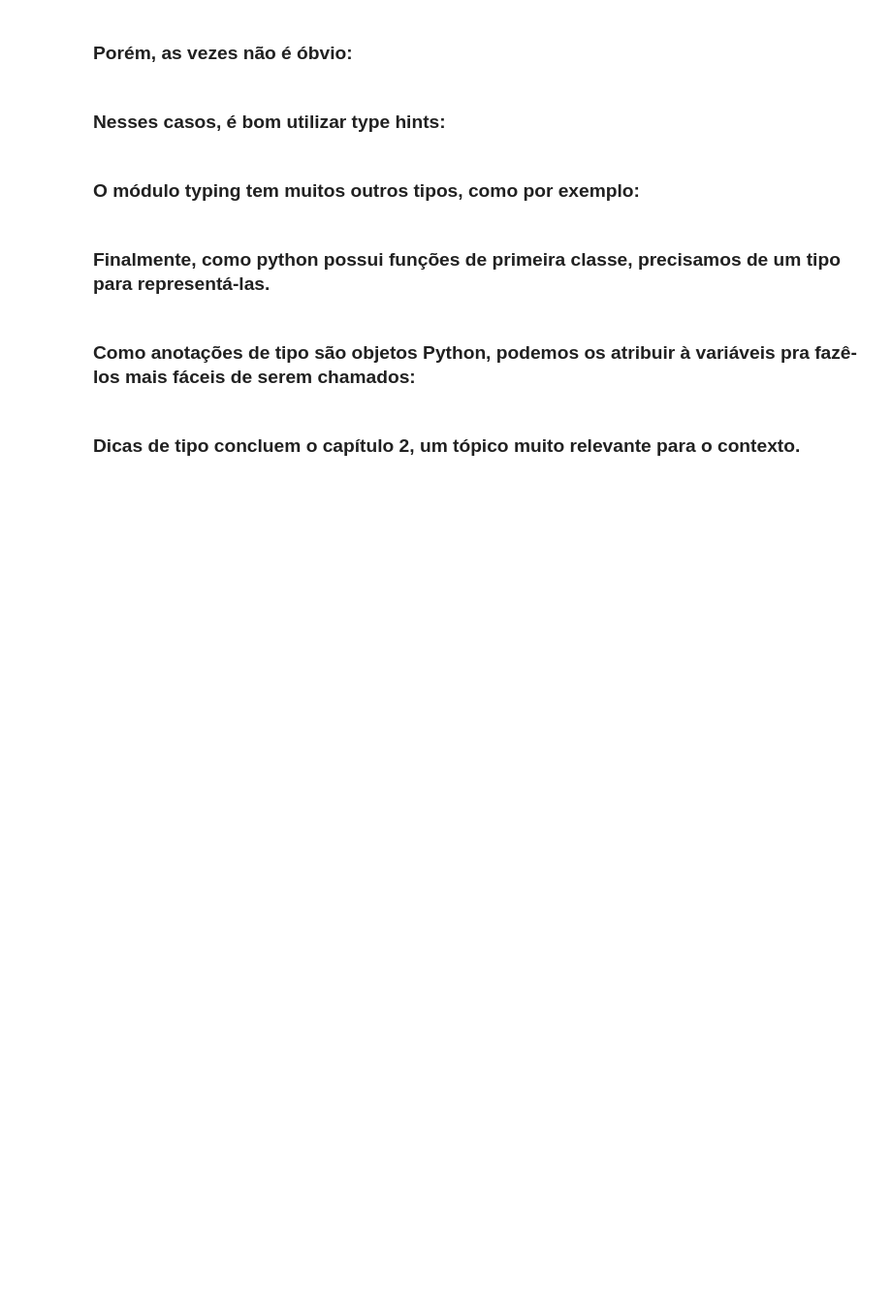
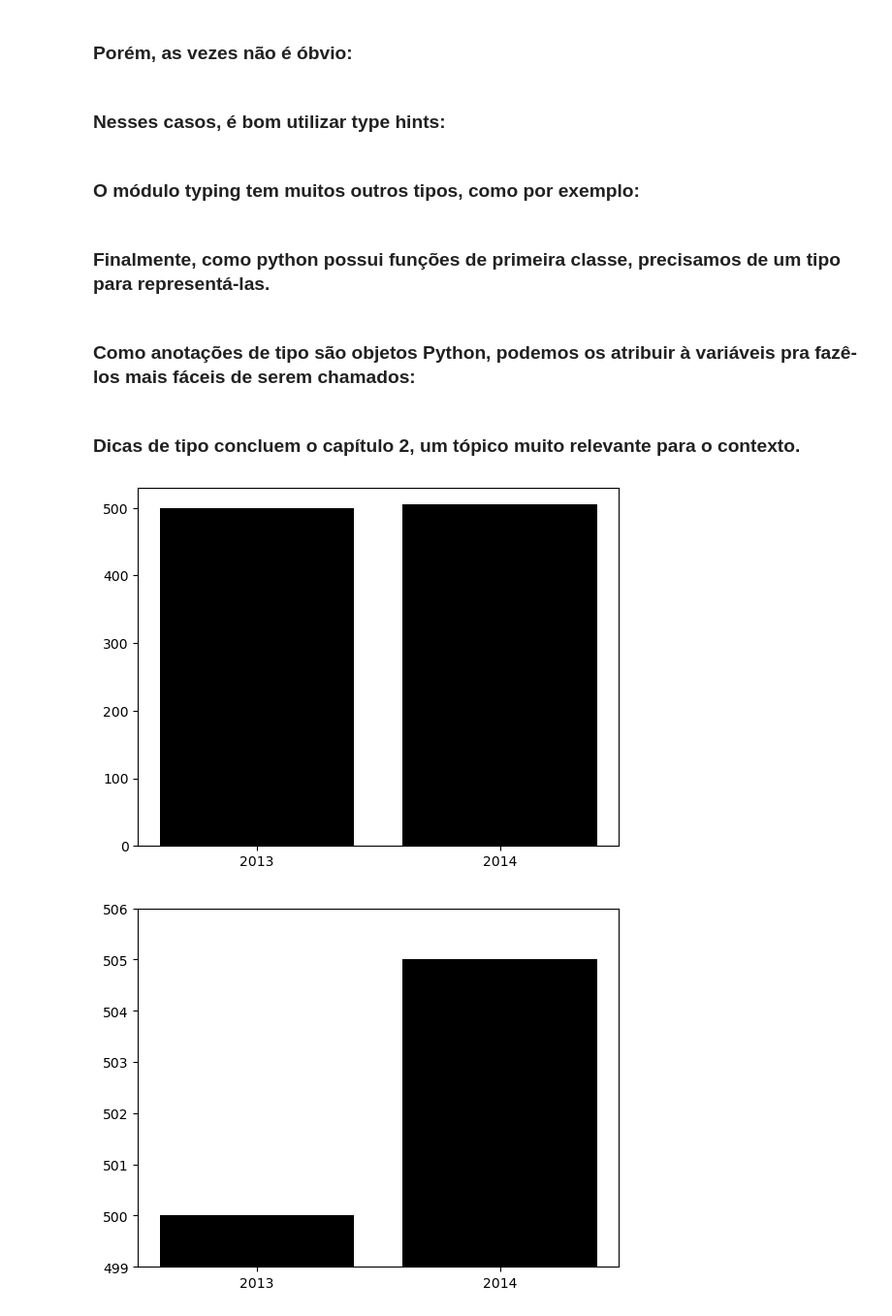
Before and after one commit to thiagocaveglion/data_science_from_scratch, a Jupyter notebook: capitulo 2/capitulo_2.ipynb, the cells around one changed output. Shown: that part at 97% size. Drawn from its saved outputs; the diff is of its cells as text; code cells hidden in the pictures; blank space fills up the shorter version.

```diff
--- a/capitulo 2/capitulo_2.ipynb
+++ b/capitulo 2/capitulo_2.ipynb
@@ -1421,3 +1421,19 @@ def total(xs: Numbers) -> Number:
     return sum(xs)
 # %% [markdown]
 ### Dicas de tipo concluem o capítulo 2, um tópico muito relevante para o contexto.
+# %%
+import matplotlib.pyplot as plt
+
+x = [2013, 2014]
+y = [500, 505]
+
+plt.bar(x, y, color="black")
+plt.xticks(x)
+plt.show()
+plt.bar(x, y, color="black")
+plt.ylim(499, 506)
+plt.xticks(x)
+plt.show()
+# %% [output]
+[figure, added]
+[figure, added]
```
Also changed, not shown: 1 other file.
